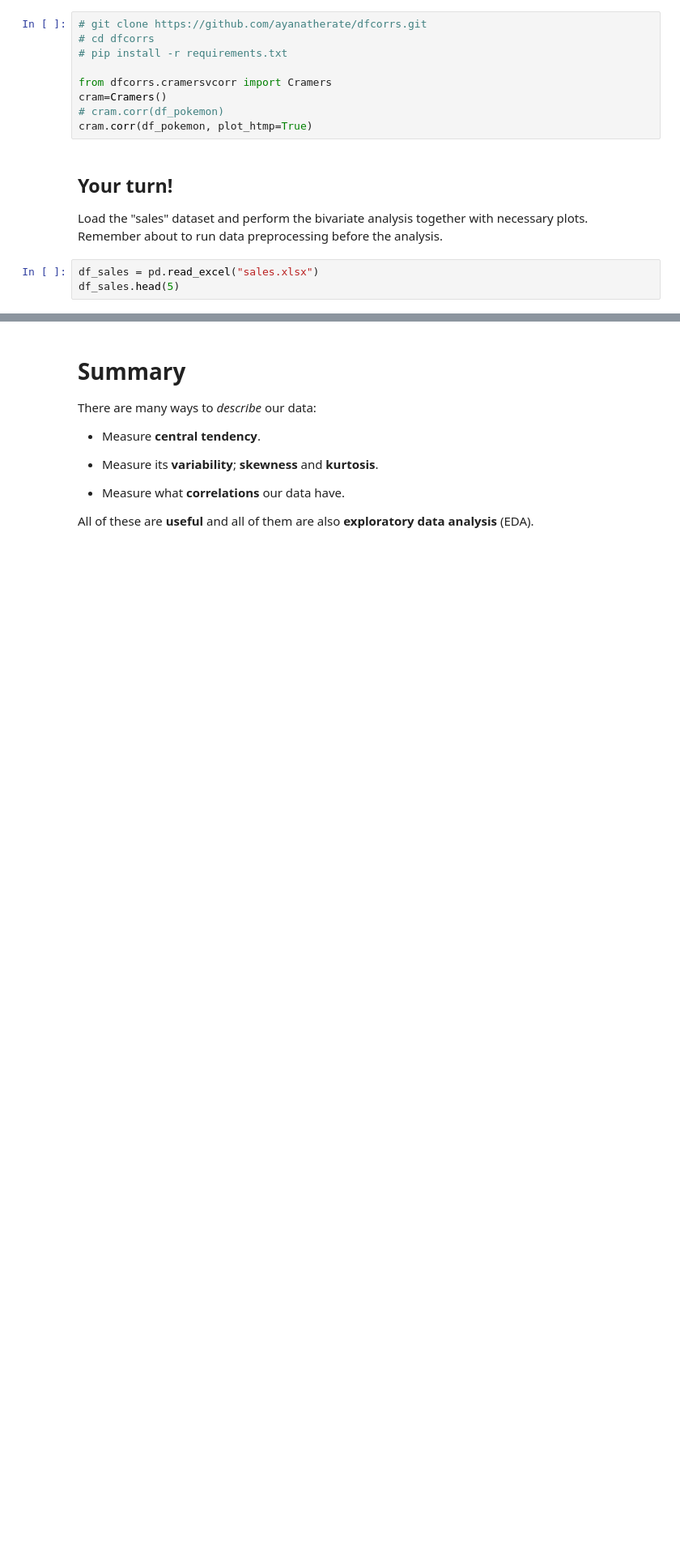
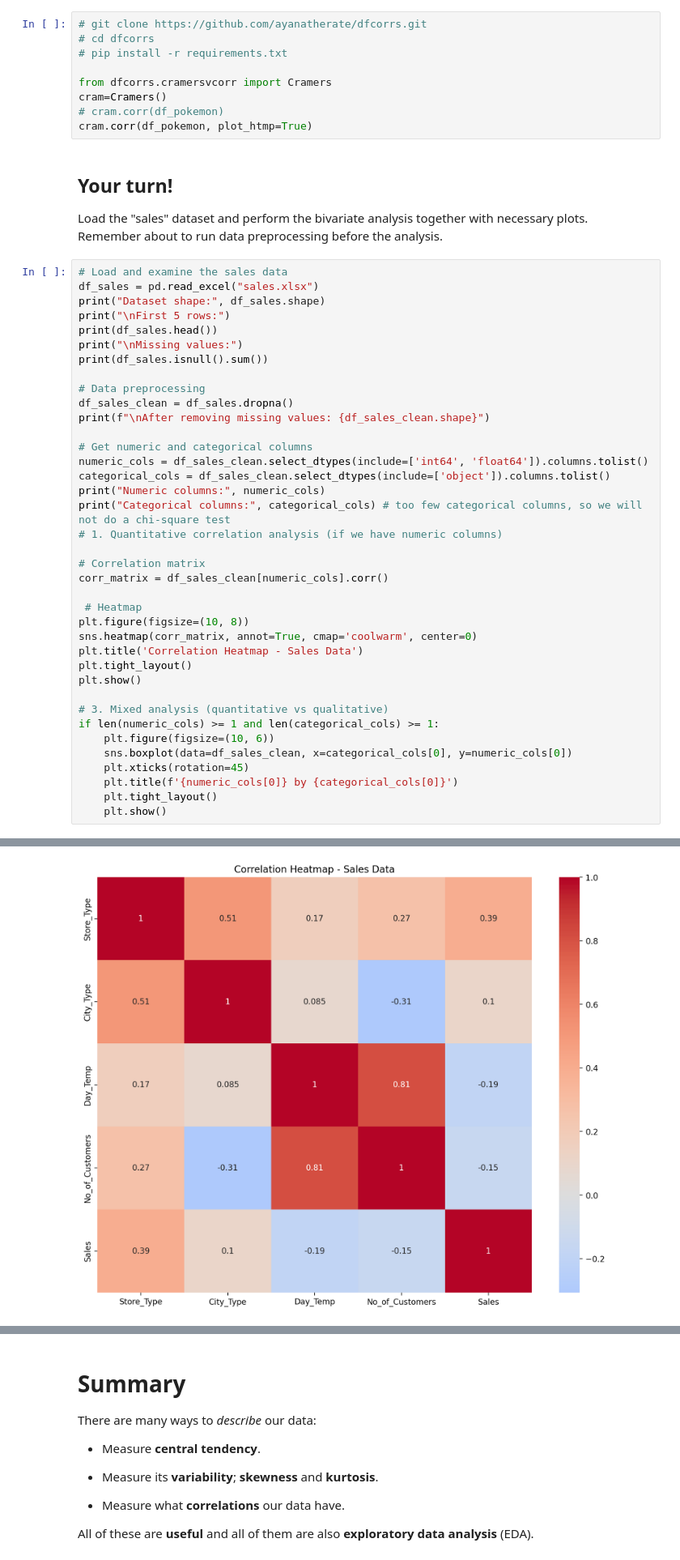
Before and after one commit to PawelNecel05/ds2025, a Jupyter notebook: Exercise9.ipynb, the cells around one changed output, grey strips where cells are left out. Shown at 81% size. Drawn from its saved outputs; the diff is of its cells as text; blank space fills up the shorter version.

```diff
--- a/Exercise9.ipynb
+++ b/Exercise9.ipynb
@@ -571,6 +581,41 @@ cram.corr(df_pokemon, plot_htmp=True)
 
 Load the "sales" dataset and perform the bivariate analysis together with necessary plots. Remember about to run data preprocessing before the analysis.
 # %%
+# Load and examine the sales data
 df_sales = pd.read_excel("sales.xlsx")
-df_sales.head(5)
+print("Dataset shape:", df_sales.shape)
+print("\nFirst 5 rows:")
+print(df_sales.head())
+print("\nMissing values:")
+print(df_sales.isnull().sum())
+
+# Data preprocessing
+df_sales_clean = df_sales.dropna()
+print(f"\nAfter removing missing values: {df_sales_clean.shape}")
+
+# Get numeric and categorical columns
+numeric_cols = df_sales_clean.select_dtypes(include=['int64', 'float64']).columns.tolist()
+categorical_cols = df_sales_clean.select_dtypes(include=['object']).columns.tolist()
+print("Numeric columns:", numeric_cols)
+print("Categorical columns:", categorical_cols) # too few categorical columns, so we will not do a chi-square test
+# 1. Quantitative correlation analysis (if we have numeric columns)
+
+# Correlation matrix
+corr_matrix = df_sales_clean[numeric_cols].corr()
+
+ # Heatmap
+plt.figure(figsize=(10, 8))
+sns.heatmap(corr_matrix, annot=True, cmap='coolwarm', center=0)
+plt.title('Correlation Heatmap - Sales Data')
+plt.tight_layout()
+plt.show()
+
+# 3. Mixed analysis (quantitative vs qualitative)
+if len(numeric_cols) >= 1 and len(categorical_cols) >= 1:
+    plt.figure(figsize=(10, 6))
+    sns.boxplot(data=df_sales_clean, x=categorical_cols[0], y=numeric_cols[0])
+    plt.xticks(rotation=45)
+    plt.title(f'{numeric_cols[0]} by {categorical_cols[0]}')
+    plt.tight_layout()
+    plt.show()
 # %% [output]
@@ -577,0 +639 @@ FileNotFoundError: [Errno 2] No such file or directory: 'data/sales.xlsx'
+[figure, added]
```
Also changed, not shown: parts of 2 cells of this notebook, 11 other files.
